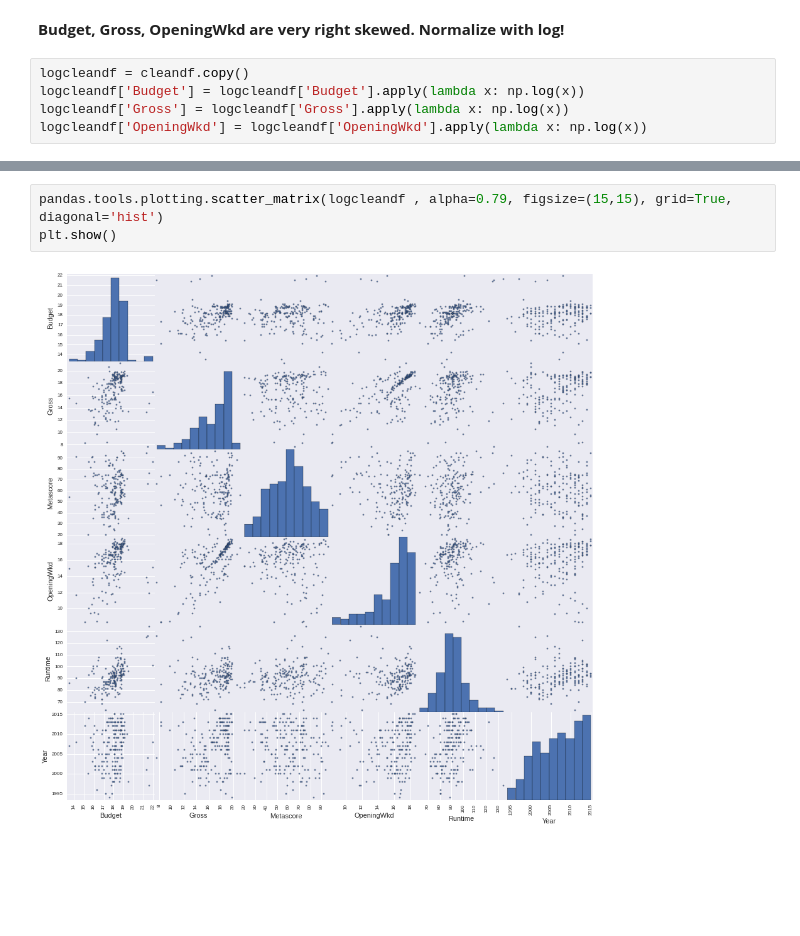
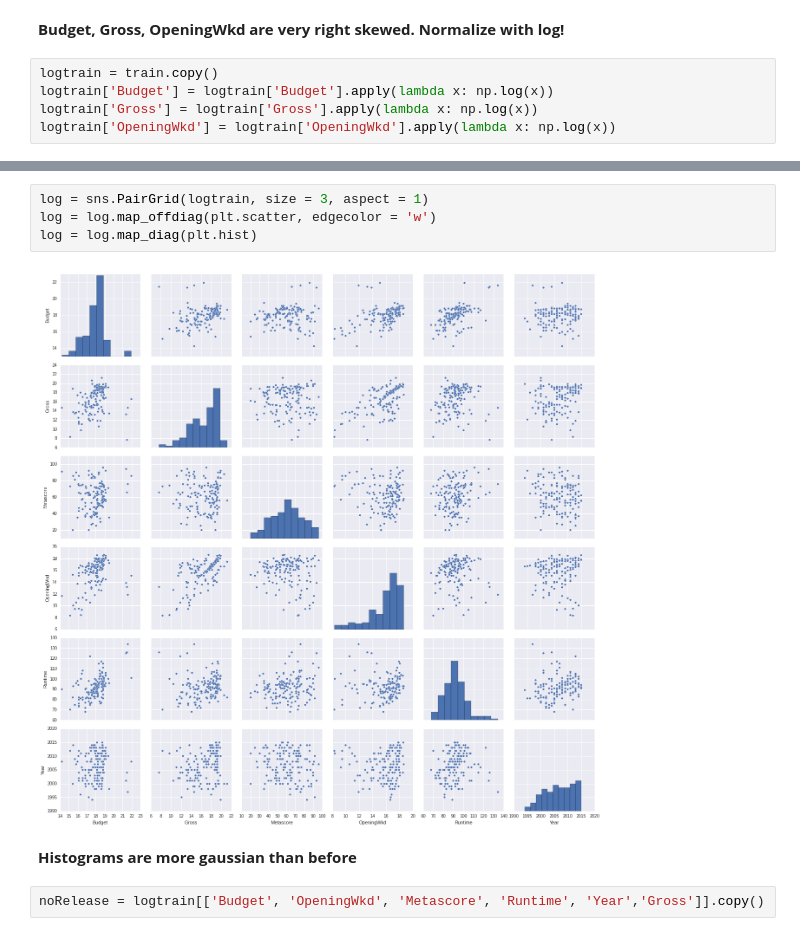
Before and after one commit to mykoz/luthor_project, a Jupyter notebook: luther_things.ipynb, the cells around one changed output, grey strips where cells are left out. Drawn from its saved outputs; the diff is of its cells as text; blank space fills up the shorter version.

```diff
--- a/luther_things.ipynb
+++ b/luther_things.ipynb
@@ -87,7 +91,7 @@ plt.savefig(r"clean_scattermatrix.png")
 # %% [markdown]
 **Budget, Gross, OpeningWkd are very right skewed. Normalize with log!**
 # %%
-logcleandf = cleandf.copy()
-logcleandf['Budget'] = logcleandf['Budget'].apply(lambda x: np.log(x))
-logcleandf['Gross'] = logcleandf['Gross'].apply(lambda x: np.log(x))
-logcleandf['OpeningWkd'] = logcleandf['OpeningWkd'].apply(lambda x: np.log(x))
+logtrain = train.copy()
+logtrain['Budget'] = logtrain['Budget'].apply(lambda x: np.log(x))
+logtrain['Gross'] = logtrain['Gross'].apply(lambda x: np.log(x))
+logtrain['OpeningWkd'] = logtrain['OpeningWkd'].apply(lambda x: np.log(x))
@@ -115,5 +98,10 @@ logcleandf
-# %%
-pandas.tools.plotting.scatter_matrix(logcleandf , alpha=0.79, figsize=(15,15), grid=True, diagonal='hist')
-plt.show()
-# %% [output]
-[figure, removed]
+# %%
+log = sns.PairGrid(logtrain, size = 3, aspect = 1)
+log = log.map_offdiag(plt.scatter, edgecolor = 'w')
+log = log.map_diag(plt.hist)
+# %% [output]
+[figure, added]
+# %% [markdown]
+**Histograms are more gaussian than before**
+# %%
+noRelease = logtrain[['Budget', 'OpeningWkd', 'Metascore', 'Runtime', 'Year','Gross']].copy()
```
Also changed, not shown: parts of 21 cells of this notebook, 2 other files.
